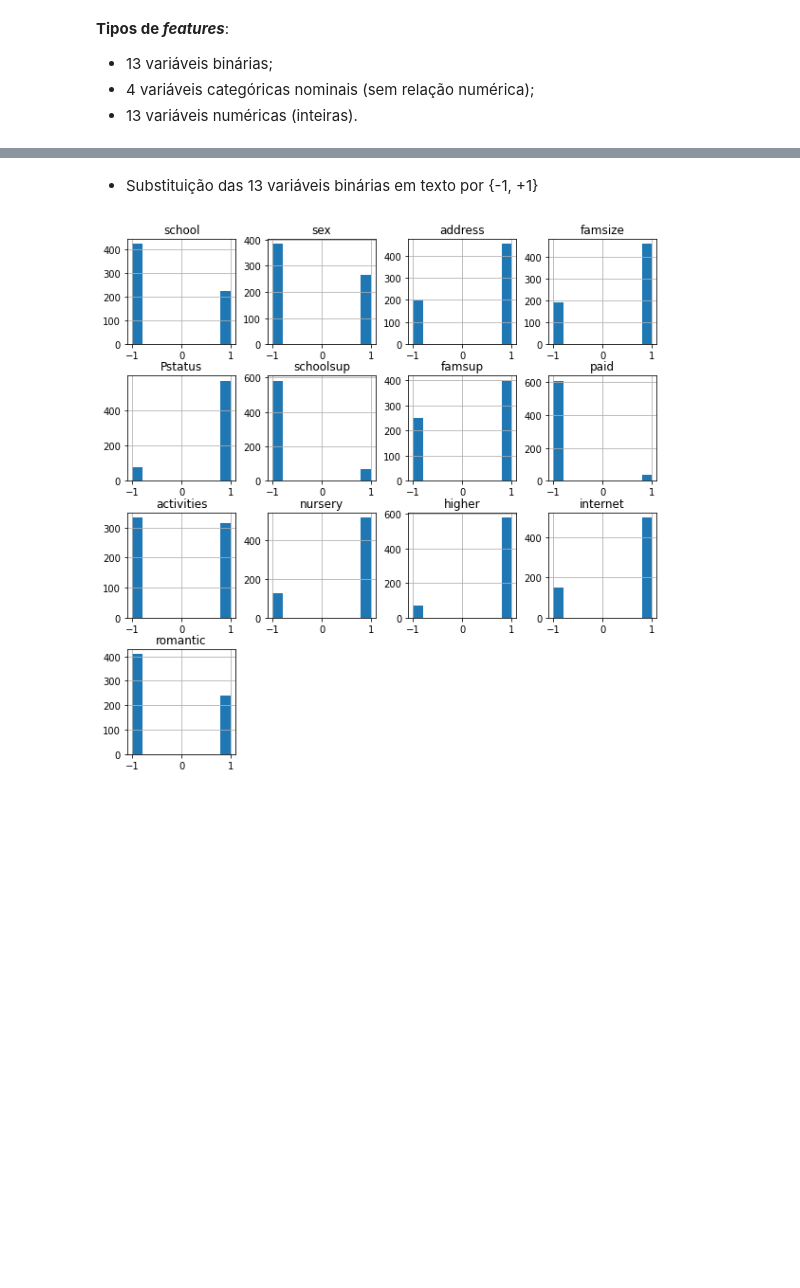
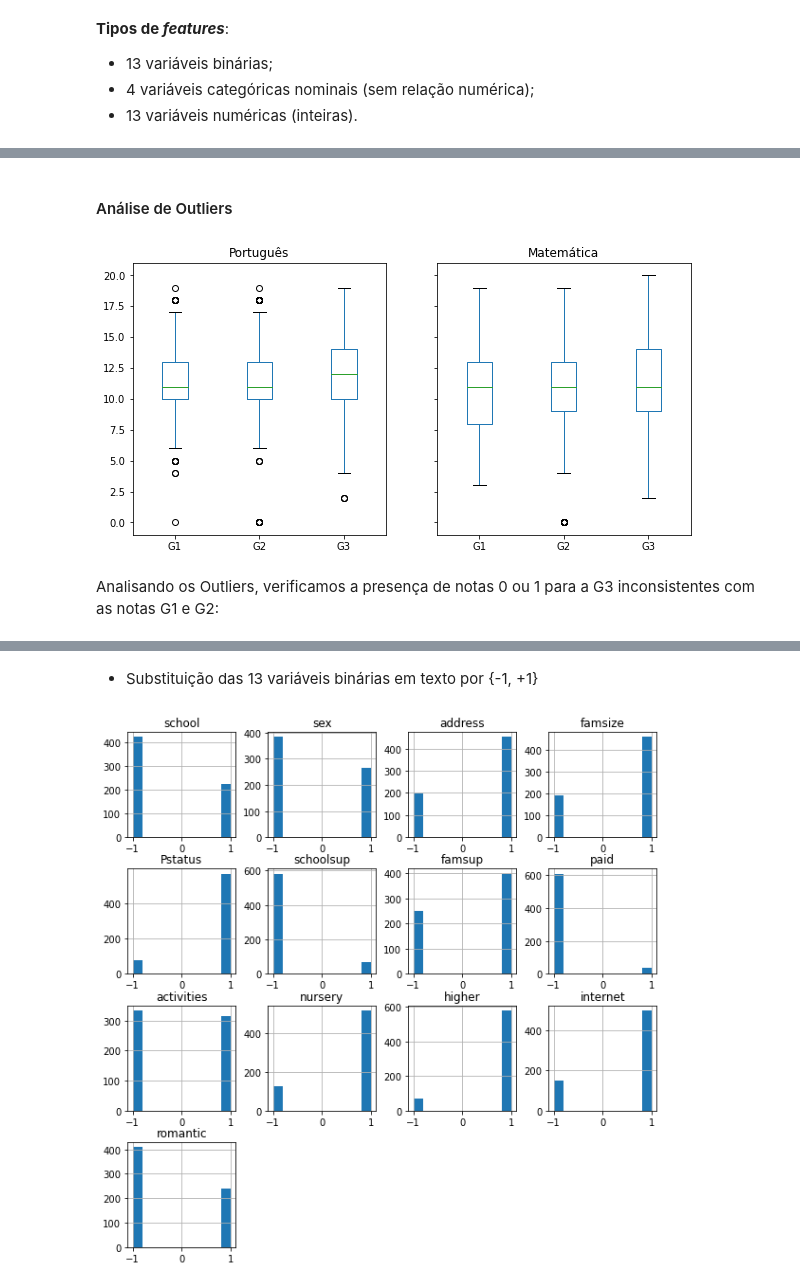
Before and after one commit to cleitonmoya/CPE721_Trabalho, a Jupyter notebook: student.ipynb, the cells around one changed output, grey strips where cells are left out. Saved outputs shown, nothing was run; the diff lists cells and outputs as text; code cells hidden in the pictures; blank space fills up the shorter version.

```diff
--- a/student.ipynb
+++ b/student.ipynb
@@ -101,0 +137,13 @@ var_num = ['age', 'Medu', 'Fedu', 'traveltime', 'studytime', 'failures', 'famrel
+# %% [markdown]
+#### Análise de Outliers
+# %%
+fig, axs = plt.subplots(1,2, figsize=(10,5), sharey=True)
+axs[0].set_title('Português')
+df_por.boxplot(['G1', 'G2', 'G3'], grid=False,ax=axs[0])
+axs[1].set_title('Matemática')
+df_mat.boxplot(['G1', 'G2', 'G3'], grid=False, ax=axs[1])
+plt.show()
+# %% [output]
+[figure, added]
+# %% [markdown]
+Analisando os Outliers, verificamos a presença de notas 0 ou 1 para a G3 inconsistentes com as notas G1 e G2:
```
Also changed, not shown: parts of 60 cells of this notebook.
